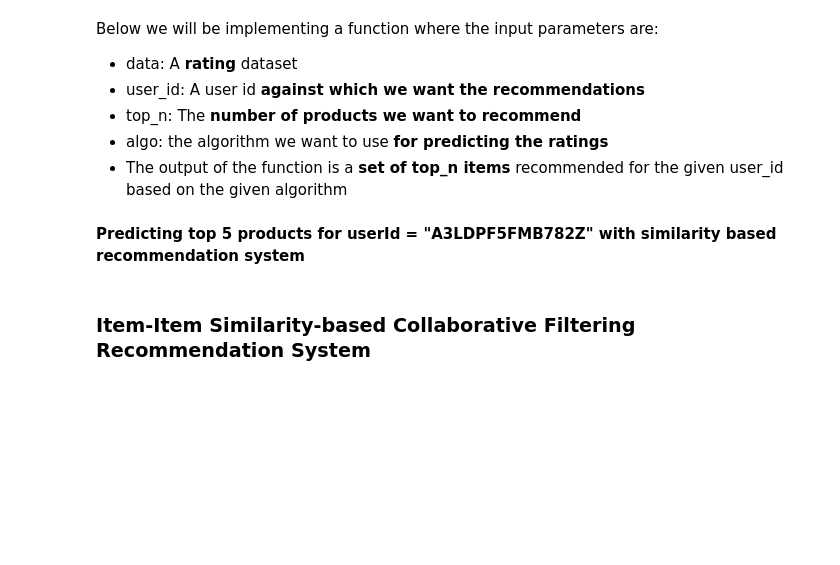
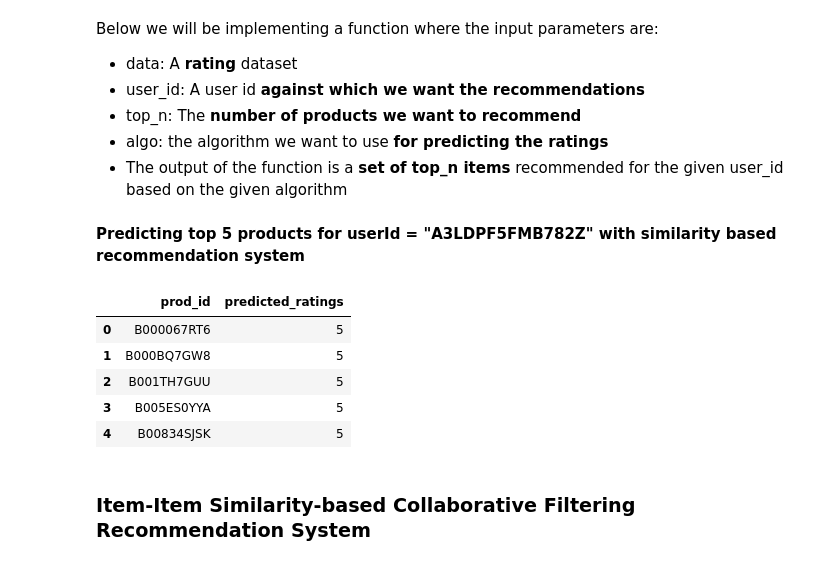
Before and after one commit to Ivanaonana/Data-Science-Machine-Learning, a Jupyter notebook: 7_1Recommendation_Systems_Project_Notebook_.ipynb, the cells around one changed output. Saved outputs shown, nothing was run; the diff lists cells and outputs as text; code cells hidden in the pictures; blank space fills up the shorter version.

```diff
--- a/7_1Recommendation_Systems_Project_Notebook_.ipynb
+++ b/7_1Recommendation_Systems_Project_Notebook_.ipynb
@@ -651,8 +667,17 @@ def get_recommendations(data, user_id, top_n, algo):
 **Predicting top 5 products for userId = "A3LDPF5FMB782Z" with similarity based recommendation system**
 # %%
 # Making top 5 recommendations for user_id "A3LDPF5FMB782Z" with a similarity-based recommendation engine
+recommendations = get_recommendations(df_final, "A3LDPF5FMB782Z", 5, sim_user_user_optimized)
 # %%
 # Building the dataframe for above recommendations with columns "prod_id" and "predicted_ratings"
+pd.DataFrame(recommendations, columns = ['prod_id', 'predicted_ratings'])
+# %% [output]
+|  | prod_id | predicted_ratings |
+| 0 | B000067RT6 | 5 |
+| 1 | B000BQ7GW8 | 5 |
+| 2 | B001TH7GUU | 5 |
+| 3 | B005ES0YYA | 5 |
+| 4 | B00834SJSK | 5 |
 # %% [markdown]
 ### **Item-Item Similarity-based Collaborative Filtering Recommendation System**
 # %% [markdown]
```
Also changed, not shown: parts of 5 cells of this notebook.
